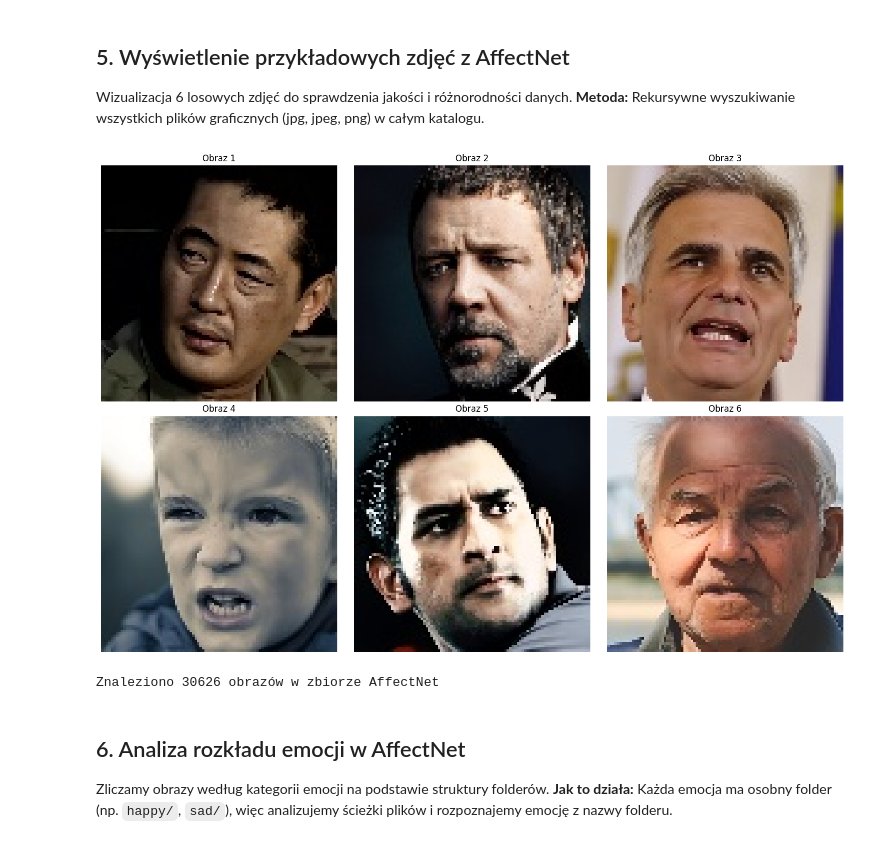
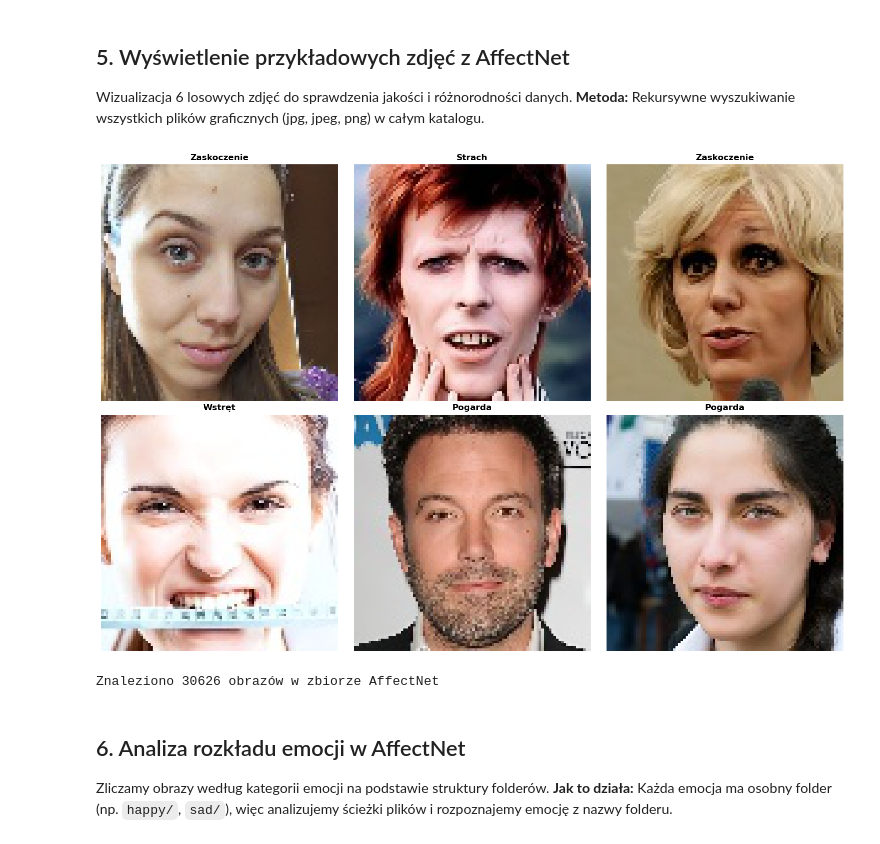
Before and after one commit to spry02/moodify, a Jupyter notebook: moodify_datasets_analysis.ipynb, the cells around one changed output. Saved outputs shown, nothing was run; the diff lists cells and outputs as text; code cells hidden in the pictures.

```diff
--- a/moodify_datasets_analysis.ipynb
+++ b/moodify_datasets_analysis.ipynb
@@ -114,27 +107,48 @@ Wizualizacja 6 losowych zdjęć do sprawdzenia jakości i różnorodności danyc
 # %%
 from PIL import Image
 import matplotlib.pyplot as plt
 import glob
+import random
 
 image_files = []
 for ext in ['*.jpg', '*.jpeg', '*.png']:
     image_files.extend(glob.glob(os.path.join(path, '**', ext), recursive=True))
 
+affectnet_emotions = {
+    'neutral': 'Neutralny',
+    'happy': 'Szczęście',
+    'sad': 'Smutek',
+    'surprise': 'Zaskoczenie',
+    'fear': 'Strach',
+    'disgust': 'Wstręt',
+    'anger': 'Złość',
+    'contempt': 'Pogarda'
+}
+
+random_images = random.sample(image_files, min(6, len(image_files)))
+
 fig, axes = plt.subplots(2, 3, figsize=(15, 10))
 axes = axes.ravel()
 
-for i in range(min(6, len(image_files))):
-    img = Image.open(image_files[i])
+for i, img_path in enumerate(random_images):
+    img = Image.open(img_path)
     axes[i].imshow(img)
     axes[i].axis('off')
-    axes[i].set_title(f'Obraz {i+1}')
+
+    emotion_label = 'Nieznana'
+    for part in Path(img_path).parts:
+        if part.lower() in affectnet_emotions:
+            emotion_label = affectnet_emotions[part.lower()]
+            break
+
+    axes[i].set_title(emotion_label, fontsize=12, fontweight='bold')
 
 plt.tight_layout()
 plt.show()
 
 print(f"\nZnaleziono {len(image_files)} obrazów w zbiorze AffectNet")
 # %% [output]
-[figure, old version]
+[figure, new version]
 Znaleziono 30626 obrazów w zbiorze AffectNet
 # %% [markdown]
 ## 6. Analiza rozkładu emocji w AffectNet
```
Also changed, not shown: parts of 7 cells of this notebook.
